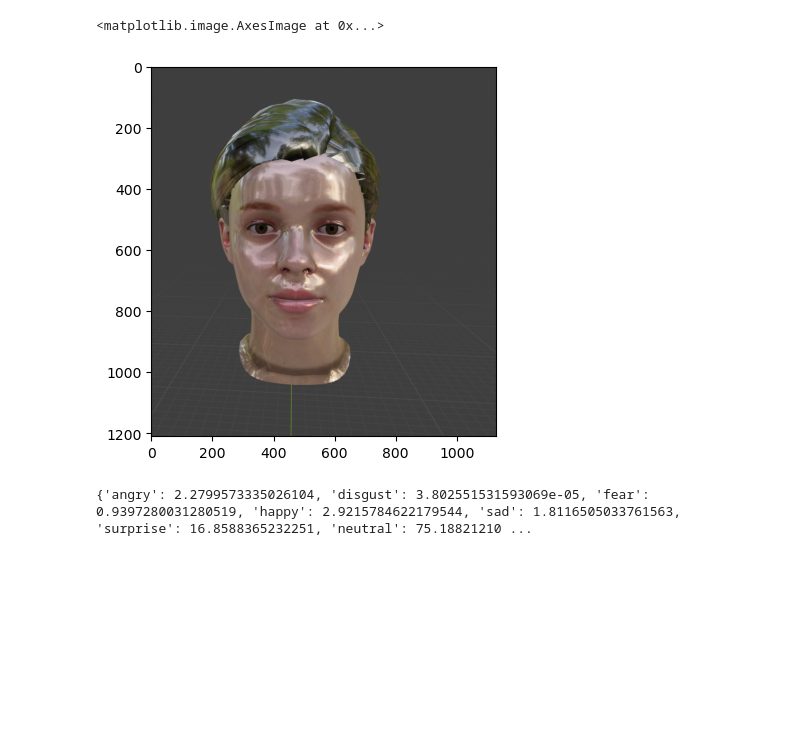
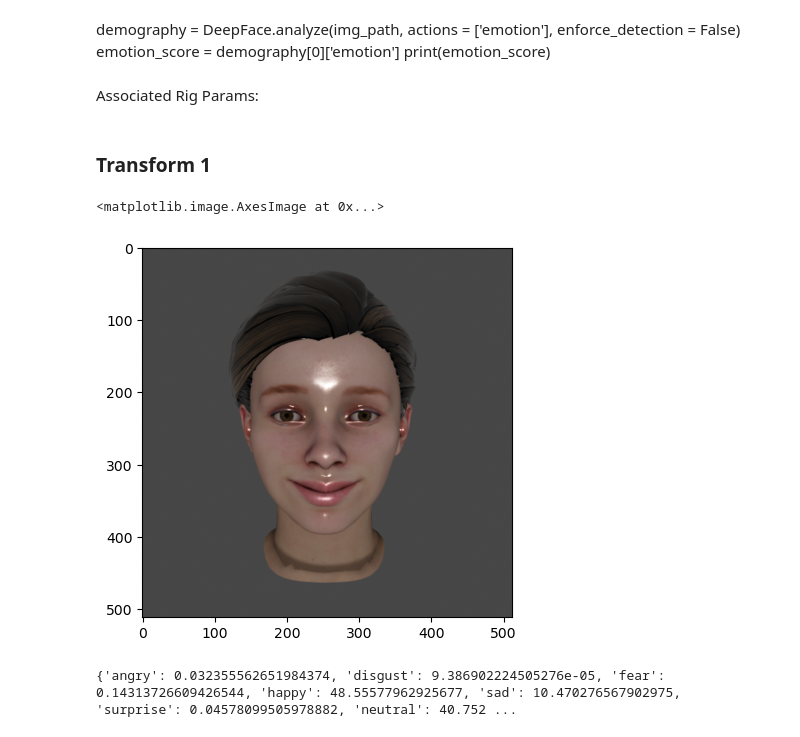
Before and after one commit to Leonpa/Master-Thesis, a Jupyter notebook: Deepface_Test.ipynb, the cells around one changed output. Saved outputs shown, nothing was run; the diff lists cells and outputs as text; code cells hidden in the pictures; blank space fills up the shorter version.

```diff
--- a/Deepface_Test.ipynb
+++ b/Deepface_Test.ipynb
@@ -6,13 +15,21 @@ import json
+# %% [markdown]
+demography = DeepFace.analyze(img_path, actions = ['emotion'], enforce_detection = False)
+emotion_score = demography[0]['emotion']
+print(emotion_score)
+# %% [markdown]
+Associated Rig Params:
+# %% [markdown]
+### Transform 1
 # %%
-img_path = "data/emotion_sample.png"
+img_path = "data/output_generation/happy.png"
 img = cv2.imread(img_path)
 plt.imshow(img[:, :, ::-1])
 # %% [output]
 <matplotlib.image.AxesImage at 0x...>
-[figure, old version]
+[figure, new version]
 # %%
 demography = DeepFace.analyze(img_path, actions = ['emotion'], enforce_detection = False)
 emotion_score = demography[0]['emotion']
 print(emotion_score)
 # %% [output]
-{'angry': 2.2799573335026104, 'disgust': 3.802551531593069e-05, 'fear': 0.9397280031280519, 'happy': 2.9215784622179544, 'sad': 1.8116505033761563, 'surprise': 16.8588365232251, 'neutral': 75.18821210 ...
+{'angry': 0.032355562651984374, 'disgust': 9.386902224505276e-05, 'fear': 0.14313726609426544, 'happy': 48.55577962925677, 'sad': 10.470276567902975, 'surprise': 0.04578099505978882, 'neutral': 40.752 ...
```
Also changed, not shown: parts of 6 cells of this notebook, 3 other files.
